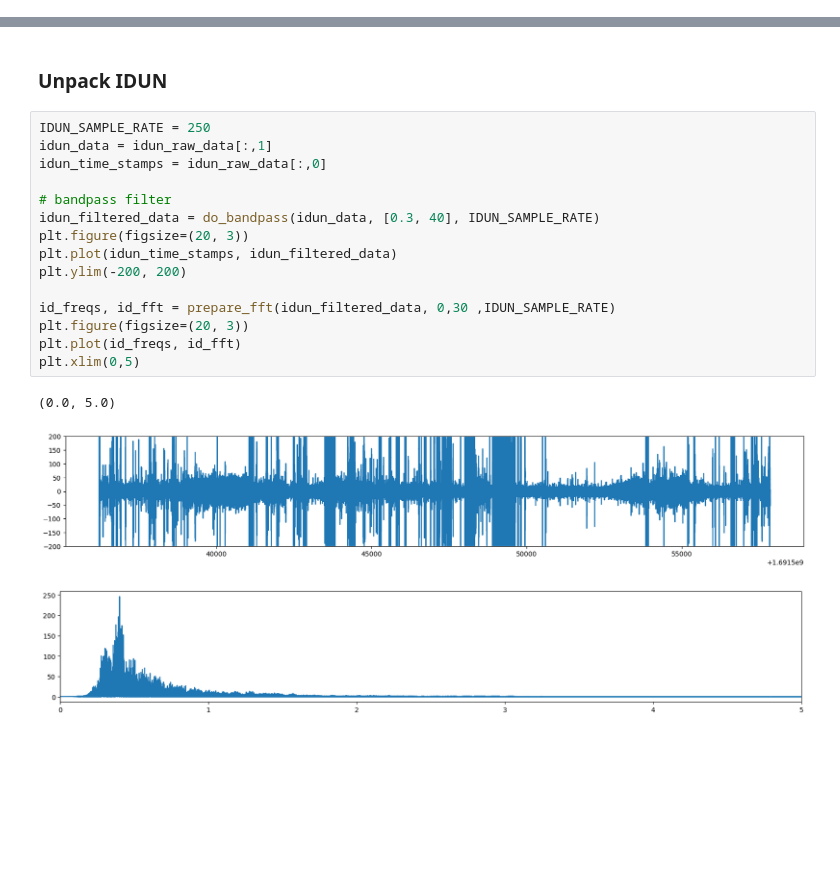
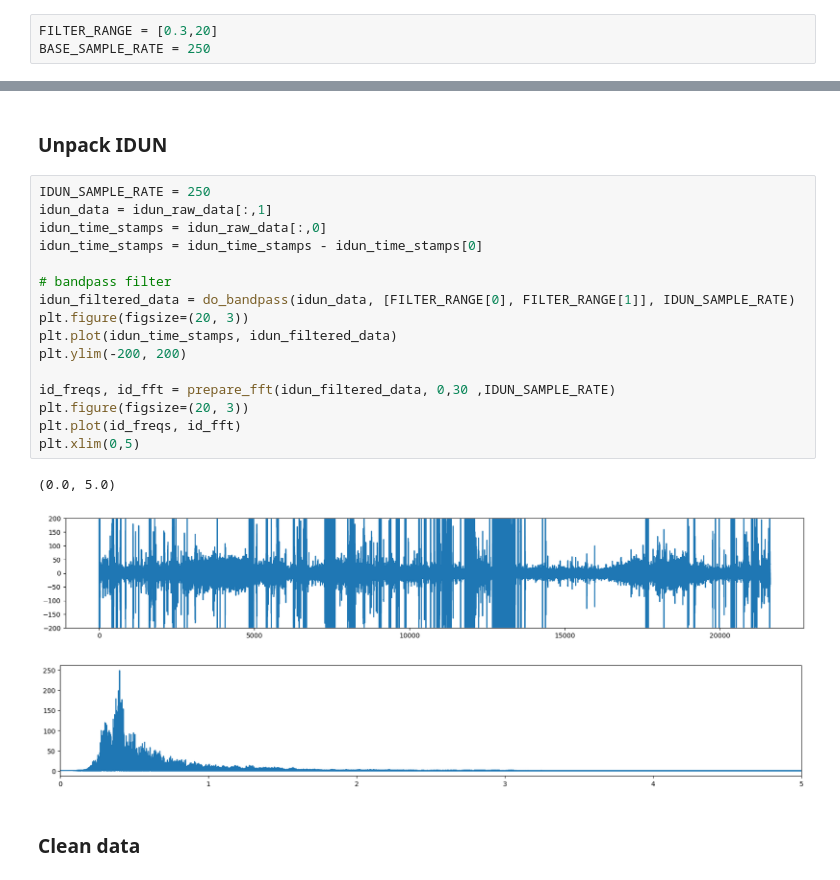
Before and after one commit to iduntech/idn-sync-data, a Jupyter notebook: sync_data.ipynb, the cells around one changed output, grey strips where cells are left out. Cells and saved outputs as stored; diff of their text form; blank space fills up the shorter version.

Commit message:
data is cleaned succesfully

```diff
--- a/sync_data.ipynb
+++ b/sync_data.ipynb
@@ -10,3 +13,6 @@ from idun_sdk import do_bandpass, prepare_fft
+# %%
+FILTER_RANGE = [0.3,20]
+BASE_SAMPLE_RATE = 250
 # %% [markdown]
 ### Upload data
 # %%
@@ -60,19 +68,22 @@ plt.xlim(0, 5)
 # %%
 IDUN_SAMPLE_RATE = 250
 idun_data = idun_raw_data[:,1]
 idun_time_stamps = idun_raw_data[:,0]
+idun_time_stamps = idun_time_stamps - idun_time_stamps[0]
 
 # bandpass filter
-idun_filtered_data = do_bandpass(idun_data, [0.3, 40], IDUN_SAMPLE_RATE)
+idun_filtered_data = do_bandpass(idun_data, [FILTER_RANGE[0], FILTER_RANGE[1]], IDUN_SAMPLE_RATE)
 plt.figure(figsize=(20, 3))
 plt.plot(idun_time_stamps, idun_filtered_data)
 plt.ylim(-200, 200)
 
 id_freqs, id_fft = prepare_fft(idun_filtered_data, 0,30 ,IDUN_SAMPLE_RATE)
 plt.figure(figsize=(20, 3))
 plt.plot(id_freqs, id_fft)
 plt.xlim(0,5)
 # %% [output]
 (0.0, 5.0)
-[figure, old version]
+[figure, new version]
 [figure]
+# %% [markdown]
+### Clean data
```
Also changed, not shown: parts of 7 cells of this notebook, 1 other file.
